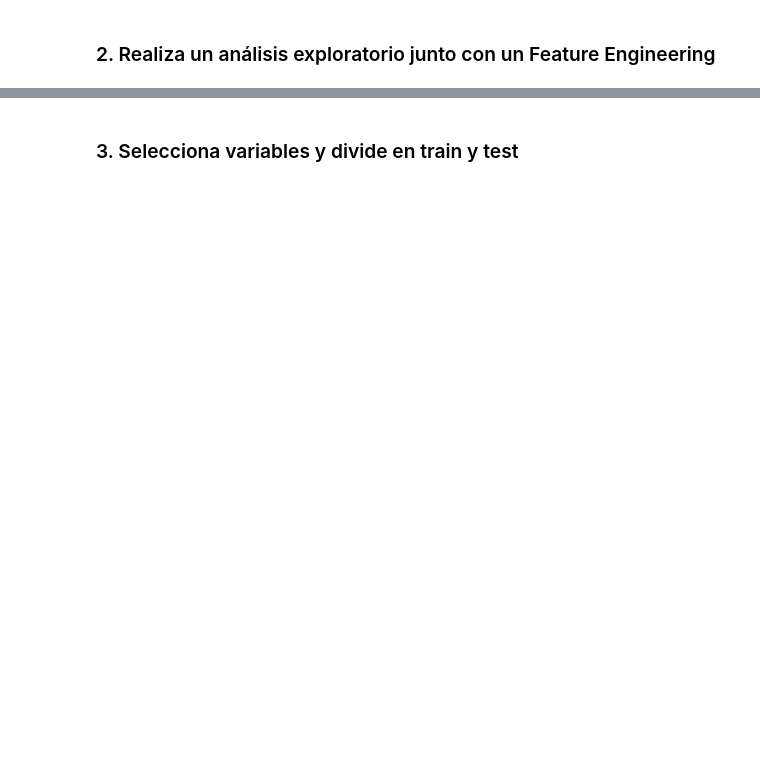
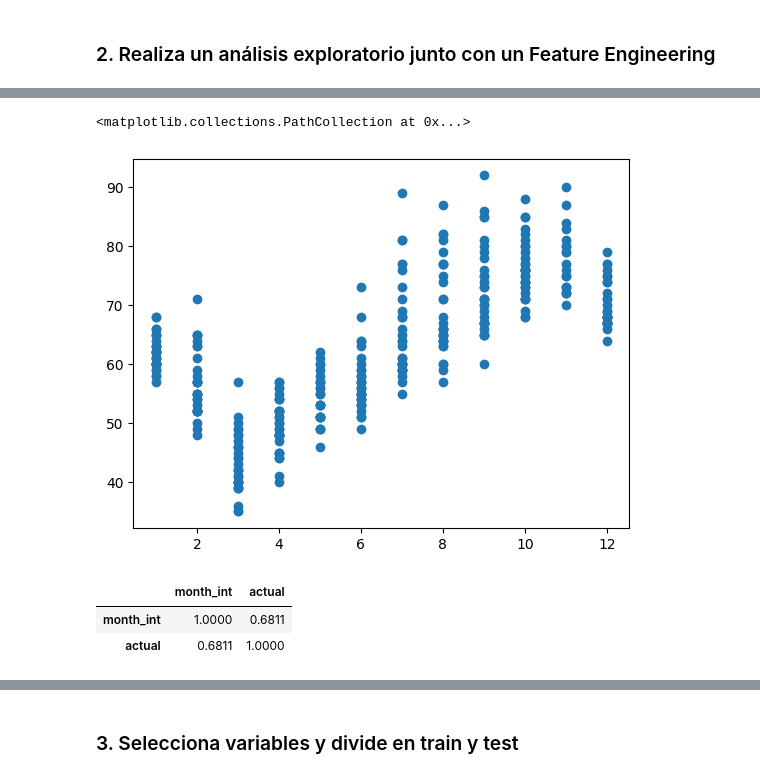
Before and after one commit to MNievas12/2503_dsft_thebridge, a Jupyter notebook: 3-Machine_Learning/1-Supervisado/3-RegorClass/5-Decision_Trees/ejercicio/DTrees_reg_class.ipynb, the cells around one changed output, grey strips where cells are left out. Drawn from its saved outputs; the diff is of its cells as text; code cells hidden in the pictures; blank space fills up the shorter version.

```diff
--- a/3-Machine_Learning/1-Supervisado/3-RegorClass/5-Decision_Trees/ejercicio/DTrees_reg_class.ipynb
+++ b/3-Machine_Learning/1-Supervisado/3-RegorClass/5-Decision_Trees/ejercicio/DTrees_reg_class.ipynb
@@ -19,0 +167,17 @@ Son datos de temperaturas tomados de la ciudad de Seattle. El objetivo es intent
+# %%
+my_month = {
+    10:1,
+    11:2,
+    12:3,
+    1:4,
+    2:5,
+    3:6,
+    4:7,
+    5:8,
+    6:9,
+    7:10,
+    8:11,
+    9:12
+}
+df['month_int'] = df['month'].replace(my_month)
+df
@@ -19,0 +198,11 @@ Son datos de temperaturas tomados de la ciudad de Seattle. El objetivo es intent
+# %%
+plt.scatter(df['month_int'], df['actual'])
+# %% [output]
+<matplotlib.collections.PathCollection at 0x...>
+[figure, added]
+# %%
+df[['month_int', 'actual']].corr()
+# %% [output]
+|  | month_int | actual |
+| month_int | 1.0000 | 0.6811 |
+| actual | 0.6811 | 1.0000 |
```
Also changed, not shown: parts of 57 cells of this notebook.
